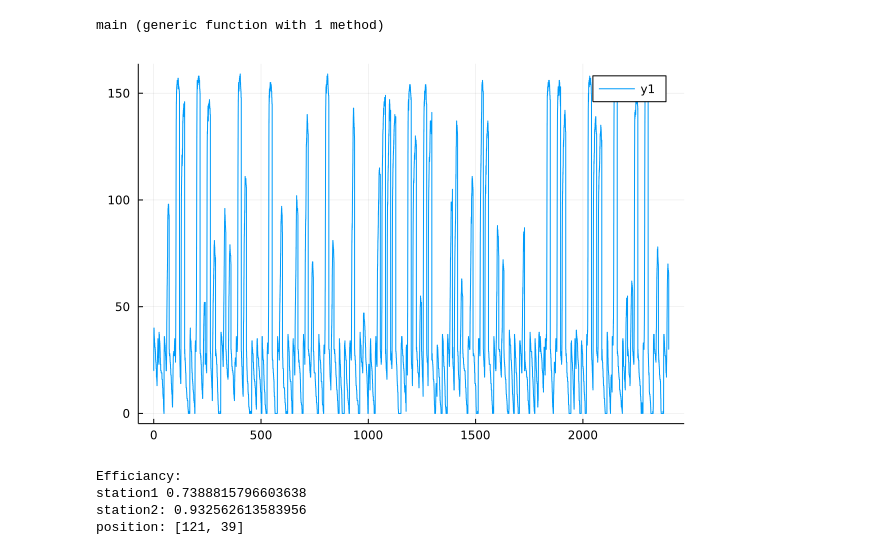
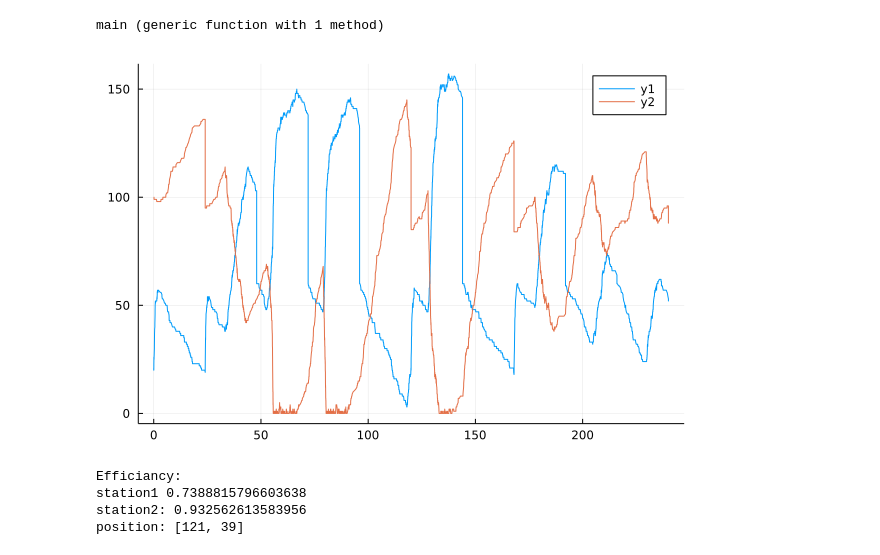
Before and after one commit to Fiehn/Decisions-42586-, a Jupyter notebook: Projekt/Simulation attempt.ipynb, the cells around one changed output. Saved outputs shown, nothing was run; the diff lists cells and outputs as text; code cells hidden in the pictures.

```diff
--- a/Projekt/Simulation attempt.ipynb
+++ b/Projekt/Simulation attempt.ipynb
@@ -287,7 +274,8 @@ function main(initial_n_cars::Vector{Int64},days_to_run::Int64,n_of_runs::Int64,
     env = Environment()
     rebal = Balance(rebalance[1],rebalance[2])
     overview = []
-    efficiancy = []
+    efficiancy_cars = []
+    efficiancy_empty = []
 
     for i in 1:n_of_runs
         a = sim(days_to_run,initial_n_cars,rebal,env)
@@ -322,29 +310,30 @@ main (generic function with 1 method)
 # %%
 ########### User manual ############
 ##### Inputs: main(1,2,3,4)
 # 1: [initial cars at station 1, initial cars at station 2] (Int,Int)
 # 2: days to run each simulation (Int)
 # 3: Amount simulations to run (Int)
 # 4: ( [(Desired amount at station 1 for first reblance, station 2 at first rebalance), (station 1 at second, station 2 at second), ..., (station 1 at n rebalance, station 2 at n)], [time of first rebalance, ..., time at n event] ) (Tuple(Int,Int),Float)
 
 
 # rebal = Balance([(60,60),(60,60)],[0.0,12.0])
 # env = Environment()
 
 # sim(20,[80,80],rebal,env)
 
 
 # main([50,50],100,20,([(90,10),(60,40)],[6.5,13.5]))
-main([140,20],100,1,([(121,30)],[0.0]))
+main([140,20],10,1,([(100,60)],[0.0]))
 
 # Der er for mange unfullfilled for station 1
 # Empty time for station 2 er for høj relativt til station 1
 
 
 
-plot(out[3],out[2],linetype=:steppost)
+plot(out[3],out[2])
+plot!(out[3],out[1])
 # %% [output]
-[figure, old version]
+[figure, new version]
 # %%
 # Tjekker start distribution, virker som om den er stortset irrelevant
 
```
Also changed, not shown: parts of 2 cells of this notebook, 4 other files.
